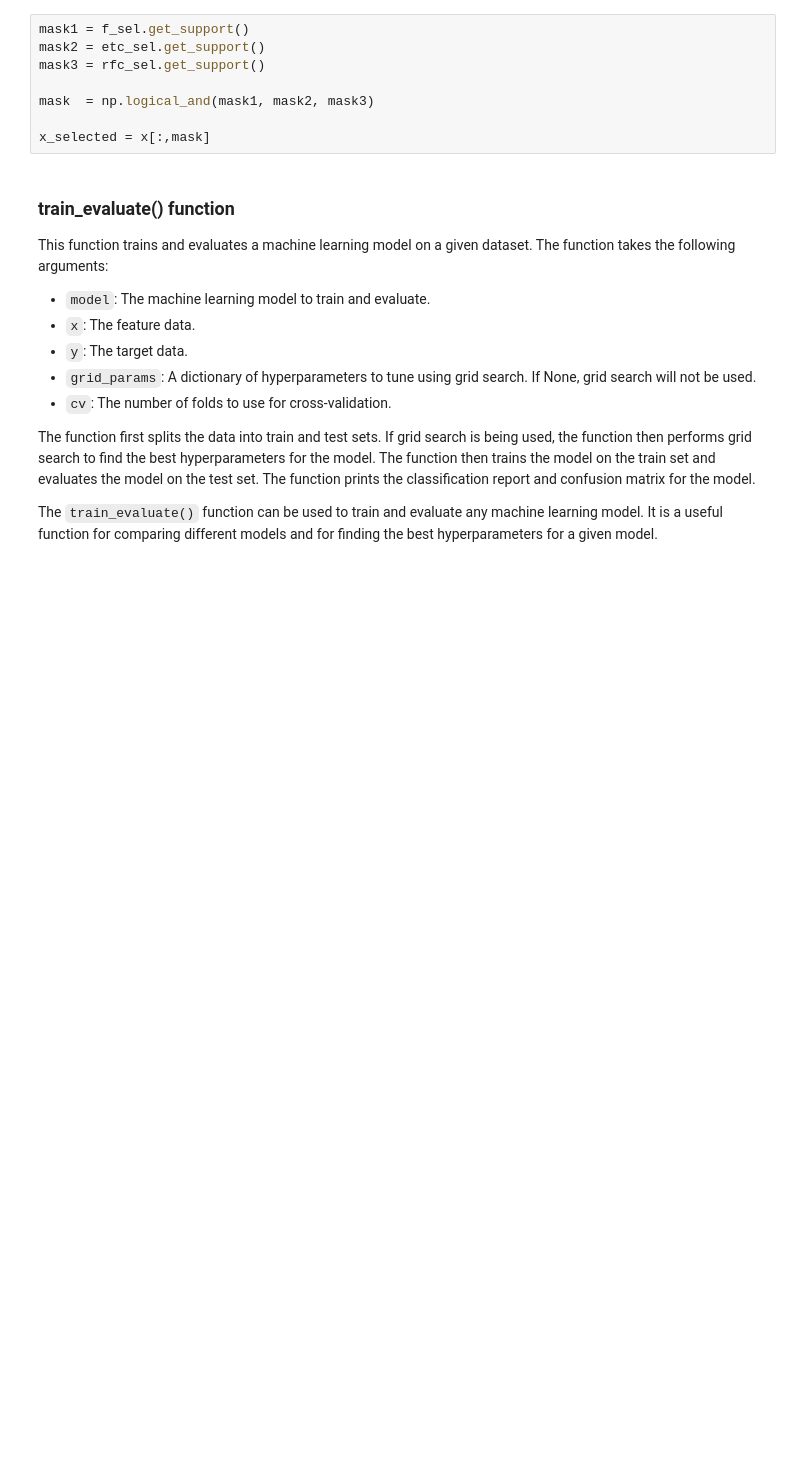
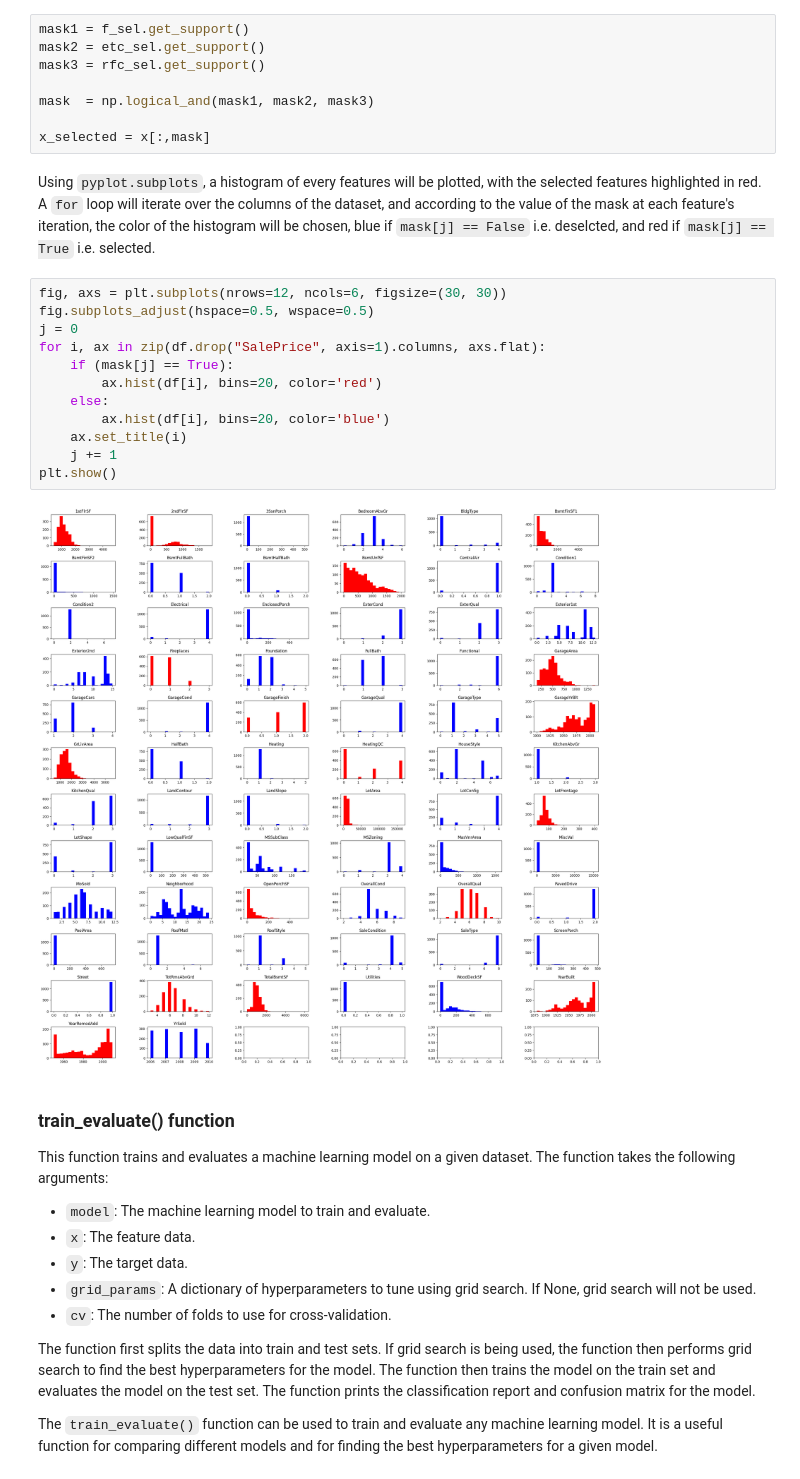
Before and after one commit to yousefmrashad/housing-classification, a Jupyter notebook: housing_prices_classification.ipynb, the cells around one changed output. Drawn from its saved outputs; the diff is of its cells as text; blank space fills up the shorter version.

```diff
--- a/housing_prices_classification.ipynb
+++ b/housing_prices_classification.ipynb
@@ -367,6 +376,22 @@ mask3 = rfc_sel.get_support()
 mask  = np.logical_and(mask1, mask2, mask3)
 
 x_selected = x[:,mask]
+# %% [markdown]
+Using `pyplot.subplots`, a histogram of every features will be plotted, with the selected features highlighted in red. A `for` loop will iterate over the columns of the dataset, and according to the value of the mask at each feature's iteration, the color of the histogram will be chosen, blue if `mask[j] == False` i.e. deselcted, and red if `mask[j] == True` i.e. selected.
+# %%
+fig, axs = plt.subplots(nrows=12, ncols=6, figsize=(30, 30))
+fig.subplots_adjust(hspace=0.5, wspace=0.5)
+j = 0
+for i, ax in zip(df.drop("SalePrice", axis=1).columns, axs.flat):
+    if (mask[j] == True):
+        ax.hist(df[i], bins=20, color='red')
+    else:
+        ax.hist(df[i], bins=20, color='blue')
+    ax.set_title(i)
+    j += 1
+plt.show()
+# %% [output]
+[figure, added]
 # %% [markdown]
 ### train_evaluate() function
 
```
Also changed, not shown: parts of 7 cells of this notebook.
